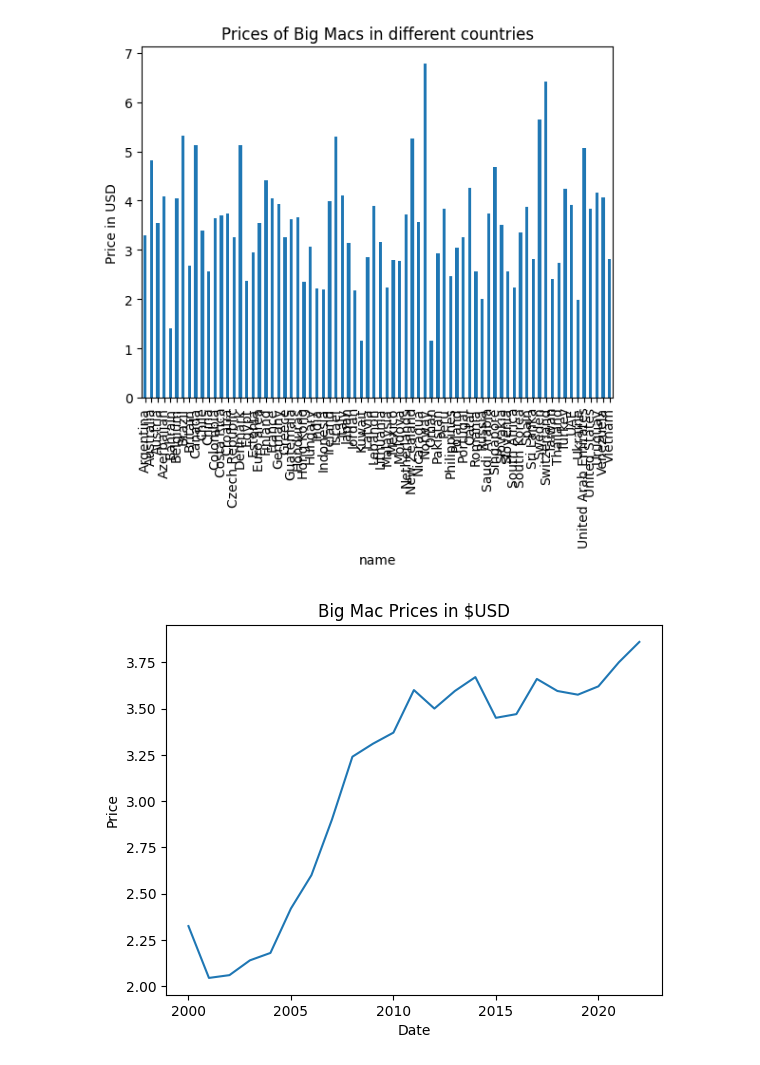
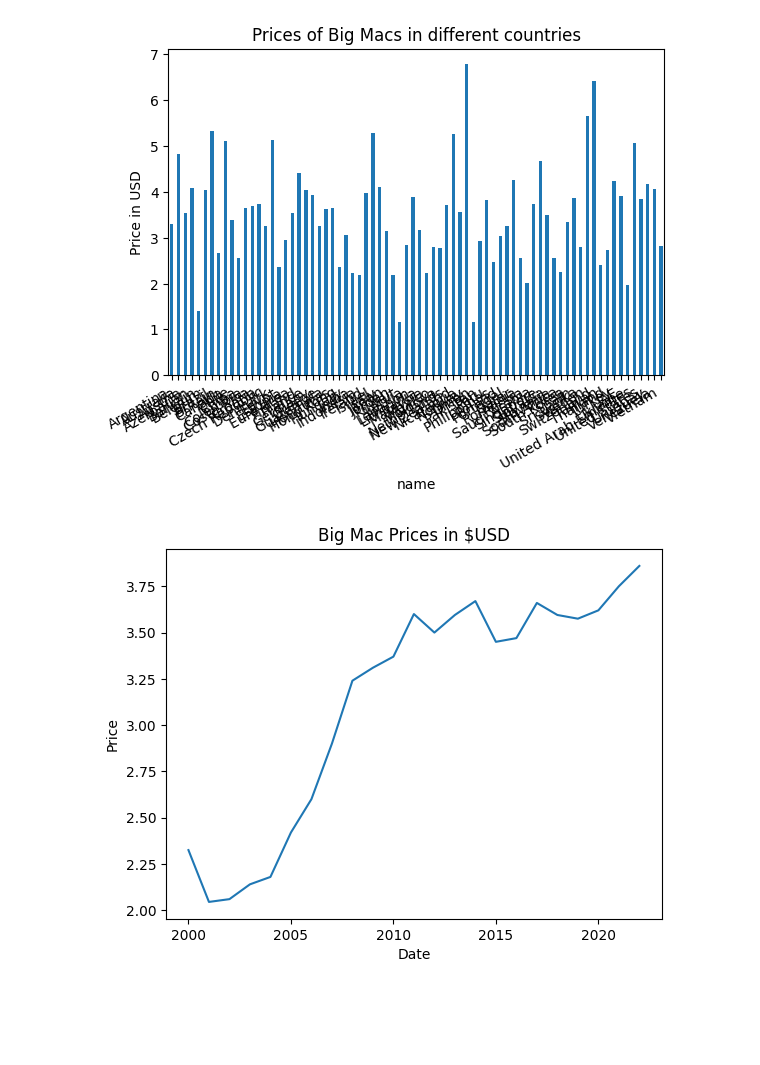
Before and after one commit to AmarBego/VSCODE, a Jupyter notebook: charts.ipynb, the cells around one changed output. Drawn from its saved outputs; the diff is of its cells as text; code cells hidden in the pictures; blank space fills up the shorter version.

```diff
--- a/charts.ipynb
+++ b/charts.ipynb
@@ -7,18 +6,20 @@ import seaborn as sns
 # %%
 # Prices of Big Macs in different countries (Amar)
 df_bigmac = pd.read_csv('BigmacPrice.csv')
 df_bigmac = df_bigmac.drop(['date', 'dollar_ex', 'local_price', 'currency_code'], axis=1)
 df_bigmac = df_bigmac.dropna()
+fig, ax = plt.subplots()
 
 counts = df_bigmac.groupby('name')['dollar_price'].mean()
 counts = counts.sort_index()
 counts.plot(kind='bar')
 
+fig.autofmt_xdate()
 plt.ylabel('Price in USD')
 plt.title('Prices of Big Macs in different countries')
 plt.show()
 # %% [output]
-[figure, old version]
+[figure, new version]
 # %%
 # Median price of Big Macs by date (Amar)
 df_bigmac = pd.read_csv('BigmacPrice.csv')
```
Also changed, not shown: parts of 3 cells of this notebook, 7 other files.
